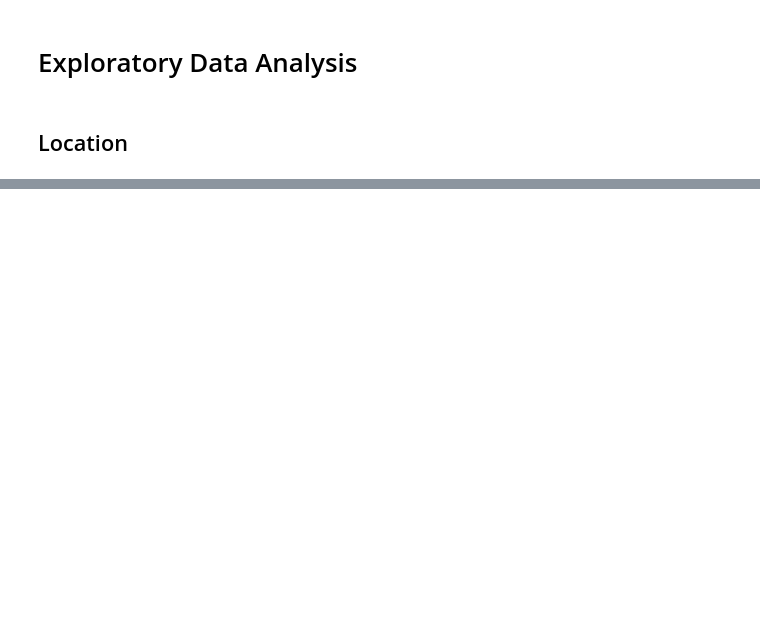
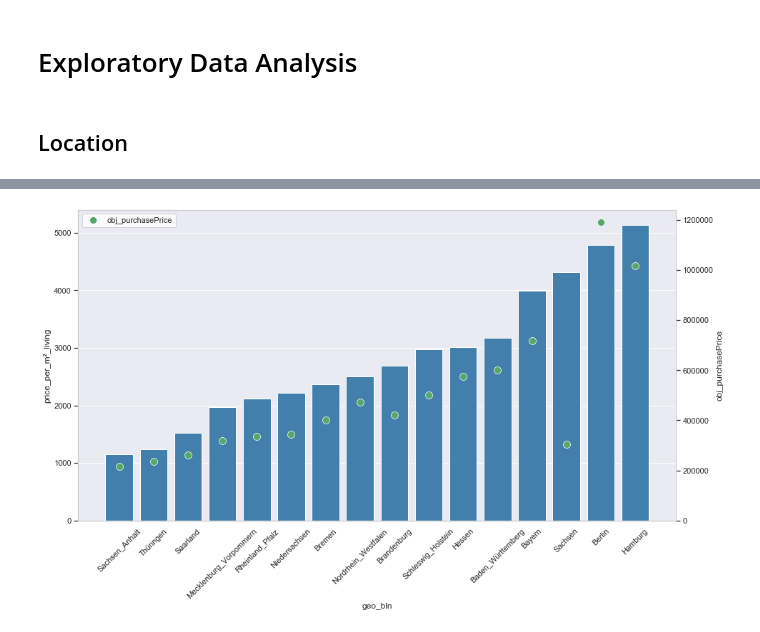
Before and after one commit to arnimpdm/Immoscout-scraper-analysis-and-other-magic, a Jupyter notebook: Analysis and Predicition - Immowelt data.ipynb, the cells around one changed output, grey strips where cells are left out. Cells and saved outputs as stored; diff of their text form; code cells hidden in the pictures; blank space fills up the shorter version.

```diff
--- a/Analysis and Predicition - Immowelt data.ipynb
+++ b/Analysis and Predicition - Immowelt data.ipynb
@@ -449,0 +412,17 @@ grouped.head(10)
+# %%
+sns.set(font_scale = 2)
+sns.set_context("talk")
+sns.set(rc={"lines.linewidth": 0, 'lines.markersize': 10})
+plt.figure(figsize=(15,8))
+plt.xticks(rotation=45)
+sns.set_style("whitegrid", {'axes.grid' : False})
+grouped = grouped.sort_values('price_per_m²_living')
+ax= sns.barplot(x = 'geo_bln', y = 'price_per_m²_living',  label='price_per_m²_living', data=grouped, color = "#3182bd", ci=None)
+ax2 = ax.twinx()
+sns.lineplot(x = 'geo_bln', y = 'obj_purchasePrice', marker="o",  label='obj_purchasePrice', data=grouped, sort=False, color = "g",  ci=None)
+ax.set(ylim=(0))
+ax2.set(ylim=(0))
+plt.legend(loc='upper left')
+plt.show()
+# %% [output]
+[figure, added]
```
Also changed, not shown: parts of 158 cells of this notebook.
